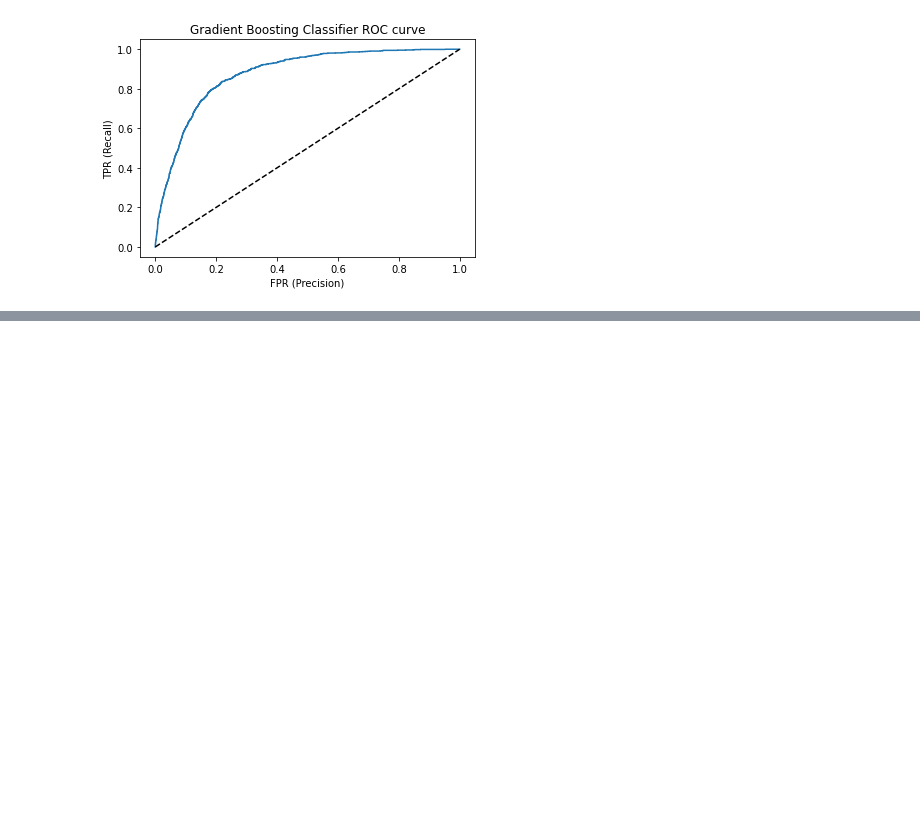
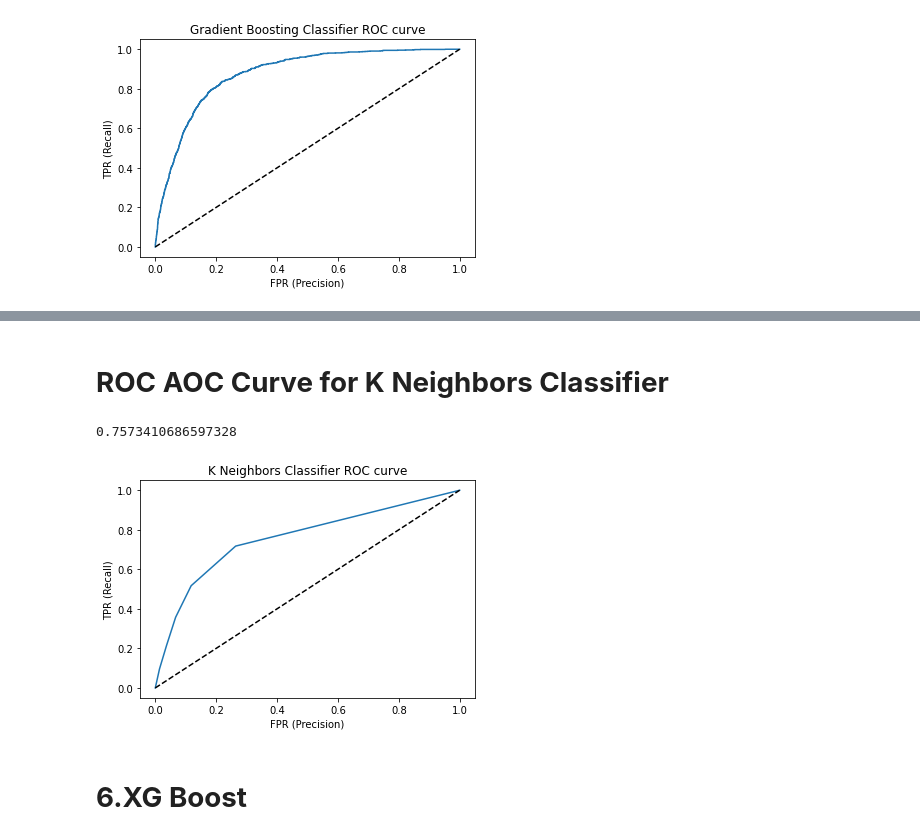
Before and after one commit to ajinkyamorade/Bank-Marketing-Effectiveness-Prediction, a Jupyter notebook: Bank_Marketing_Effectiveness_Prediction_Capstone_Project.ipynb, the cells around one changed output, grey strips where cells are left out. Cells and saved outputs as stored; diff of their text form; code cells hidden in the pictures; blank space fills up the shorter version.

```diff
--- a/Bank_Marketing_Effectiveness_Prediction_Capstone_Project.ipynb
+++ b/Bank_Marketing_Effectiveness_Prediction_Capstone_Project.ipynb
@@ -1133,0 +1054,12 @@ plt.show()
+# %%
+from sklearn.neighbors import KNeighborsClassifier
+
+model_KNN = KNeighborsClassifier()
+
+model_KNN.fit(X_train_sm, y_train_sm)
+modelprediction = model_KNN.predict(X_test)
+model_accuracy = accuracy_score(y_test, modelprediction)
+
+print("Training accuracy Score    : ",model_KNN.score(X_train_sm, y_train_sm))
+print("Validation accuracy Score : ",model_accuracy )
+print(classification_report(modelprediction,y_test))
@@ -1133,0 +1077,24 @@ plt.show()
+# %% [markdown]
+# **ROC AOC Curve for K Neighbors Classifier**
+# %%
+model_KNN_probability = model_KNN.predict_proba(X_test)[:,1]
+# %%
+roc_socre=roc_auc_score(y_test, model_KNN_probability)
+roc_socre
+# %% [output]
+0.7573410686597328
+# %%
+from sklearn.metrics import roc_curve
+KNN_fpr, KNN_tpr, _ = roc_curve(y_test, model_KNN_probability)
+
+plt.title('K Neighbors Classifier ROC curve')
+plt.xlabel('FPR (Precision)')
+plt.ylabel('TPR (Recall)')
+
+plt.plot(KNN_fpr,KNN_tpr)
+plt.plot((0,1), ls='dashed',color='black')
+plt.show()
+# %% [output]
+[figure, added]
+# %% [markdown]
+# **6.XG Boost**
```
Also changed, not shown: parts of 41 cells of this notebook.
